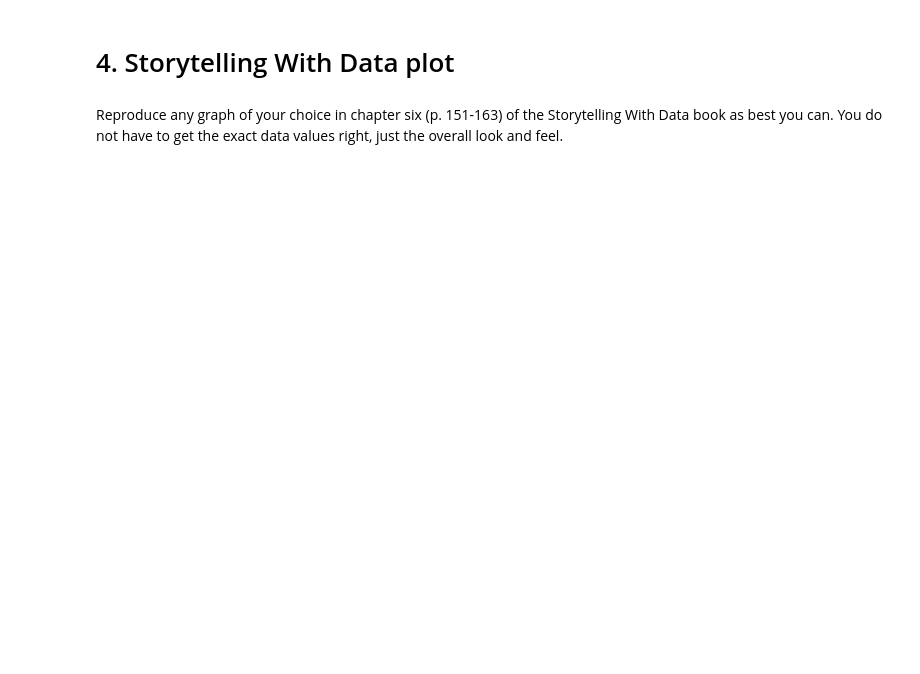
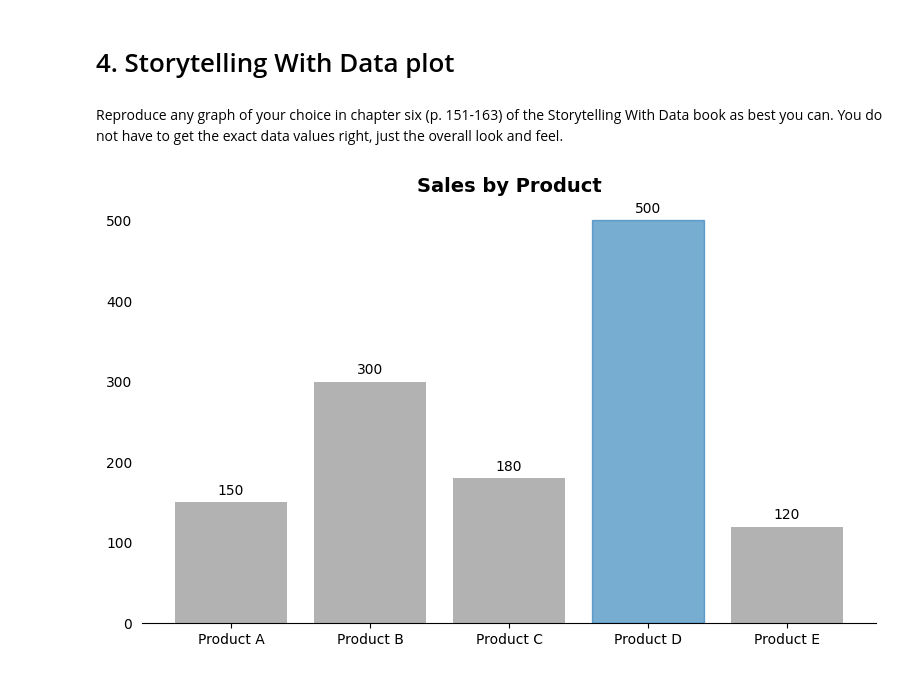
Before and after one commit to ellethibedeau/Mod2-ElleThibedeau, a Jupyter notebook: Week10.ipynb, the cells around one changed output. Drawn from its saved outputs; the diff is of its cells as text; code cells hidden in the pictures; blank space fills up the shorter version.

```diff
--- a/Week10.ipynb
+++ b/Week10.ipynb
@@ -164,3 +241,38 @@ Choose at least one that you want to learn about, use it, and research it online
 # 4. Storytelling With Data plot
 # %% [markdown]
 Reproduce any graph of your choice in chapter six (p. 151-163) of the Storytelling With Data book as best you can. You do not have to get the exact data values right, just the overall look and feel.
+# %%
+import matplotlib.pyplot as plt
+import numpy as np
+
+products = ['Product A', 'Product B', 'Product C', 'Product D', 'Product E']
+sales = [150, 300, 180, 500, 120]
+
+fig, ax = plt.subplots(figsize=(8, 5))
+
+bars = ax.bar(products, sales, color='gray', alpha=0.6)
+
+top_idx = np.argmax(sales)
+bars[top_idx].set_color('#1f77b4')
+
+ax.spines['top'].set_visible(False)
+ax.spines['right'].set_visible(False)
+ax.spines['left'].set_visible(False)
+ax.yaxis.set_ticks_position('none')
+
+for bar in bars:
+    height = bar.get_height()
+    ax.annotate(f'{height}',
+                xy=(bar.get_x() + bar.get_width() / 2, height),
+                xytext=(0, 3),
+                textcoords="offset points",
+                ha='center', va='bottom',
+                fontsize=10)
+
+ax.set_title("Sales by Product", fontsize=14, weight='bold')
+
+
+plt.tight_layout()
+plt.show()
+# %% [output]
+[figure, added]
```
Also changed, not shown: parts of 5 cells of this notebook, 2 other files.
